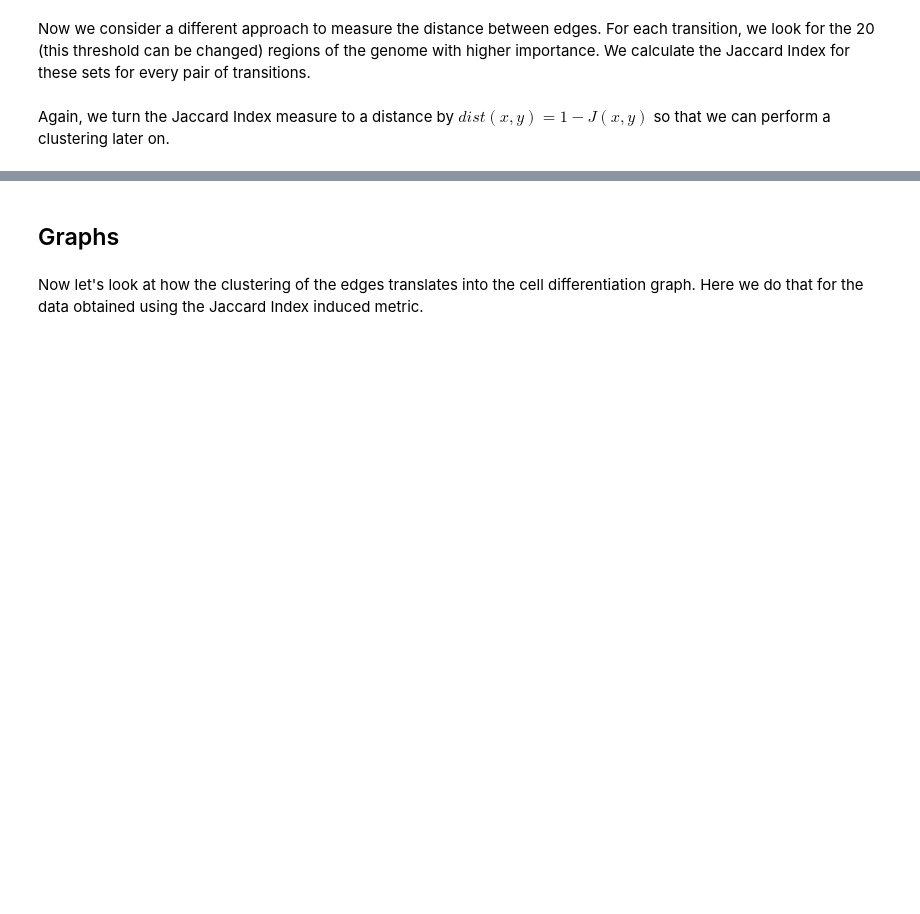
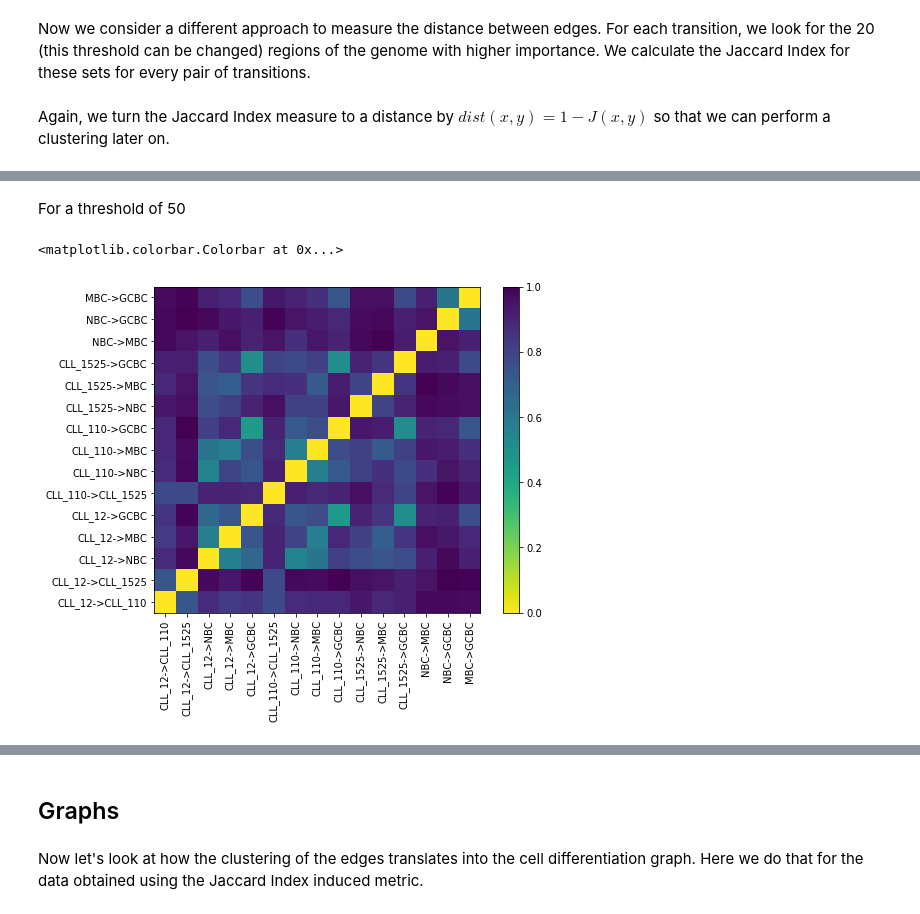
Before and after one commit to bsc-life/epintegrate, a Jupyter notebook: Plots.ipynb, the cells around one changed output, grey strips where cells are left out. Drawn from its saved outputs; the diff is of its cells as text; code cells hidden in the pictures; blank space fills up the shorter version.

```diff
--- a/Plots.ipynb
+++ b/Plots.ipynb
@@ -134,3 +169,34 @@ plt.colorbar()
+# %% [markdown]
+For a threshold of 50
+# %%
+qh = '/home/pol/Documents/test_6805178.out'
+exec('dicoo = ' + open(qh).readlines()[0])
+
+mat = np.zeros((15, 15))
+s = 6
+for i in range(s):
+    for j in range(1 + i, s):
+        for k in range(s):
+            for l in range(1 + k, s):
+                mat[t[i, j], t[k, l]] = 1-abs(dicoo.get('{}->{}:{}->{}'.format(i, j, k, l), 1.))
+
+#for i in range(15):
+#    for j in range(15):
+#        if mat[i, j] < 0.00001:
+#            mat[i, j] = 1
+#        mat[j, i] = mat[i, j]
+
+plt.figure(figsize=(8, 6))
+plt.imshow((mat), origin='lower', cmap='viridis_r')
+cells = ['CLL_12', 'CLL_110', 'CLL_1525', 'NBC', 'MBC', 'GCBC']
+plt.xticks(range(15), ['{}->{}'.format(cells[i], cells[j]) for i in range(s) for j in range(i + 1, s)], rotation=90)
+plt.yticks(range(15), ['{}->{}'.format(cells[i], cells[j]) for i in range(s) for j in range(i + 1, s)])
+#plt.xticks(range(36), ['{}->{}'.format(i, j) for i in range(s) for j in range(s)], rotation=90)
+#plt.yticks(range(36), ['{}->{}'.format(i, j) for i in range(s) for j in range(s)])
+plt.colorbar()
+# %% [output]
+<matplotlib.colorbar.Colorbar at 0x...>
+[figure, added]
 # %%
 import matplotlib.pyplot as plt
 import scipy.cluster.hierarchy as sch
```
Also changed, not shown: parts of 4 cells of this notebook.
